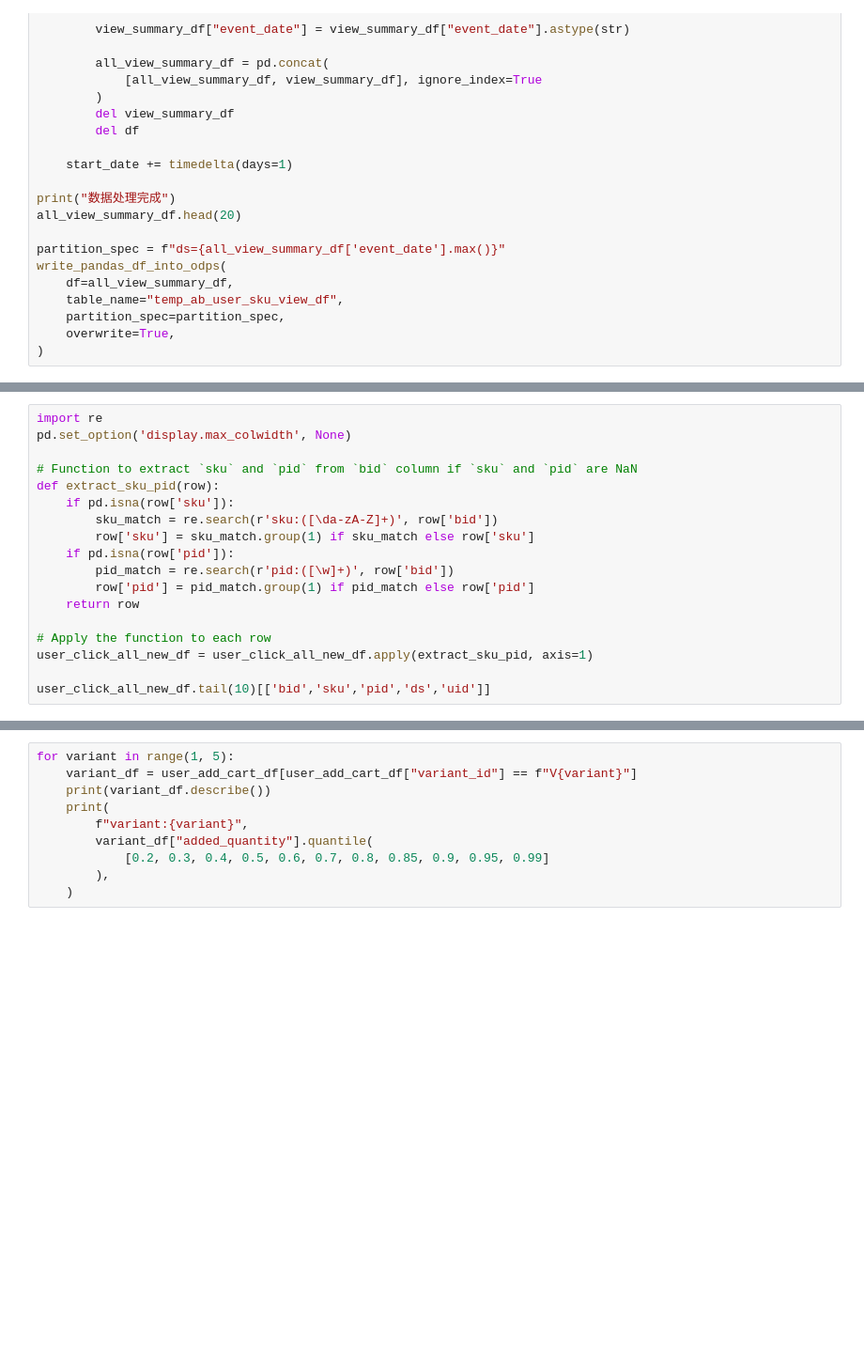
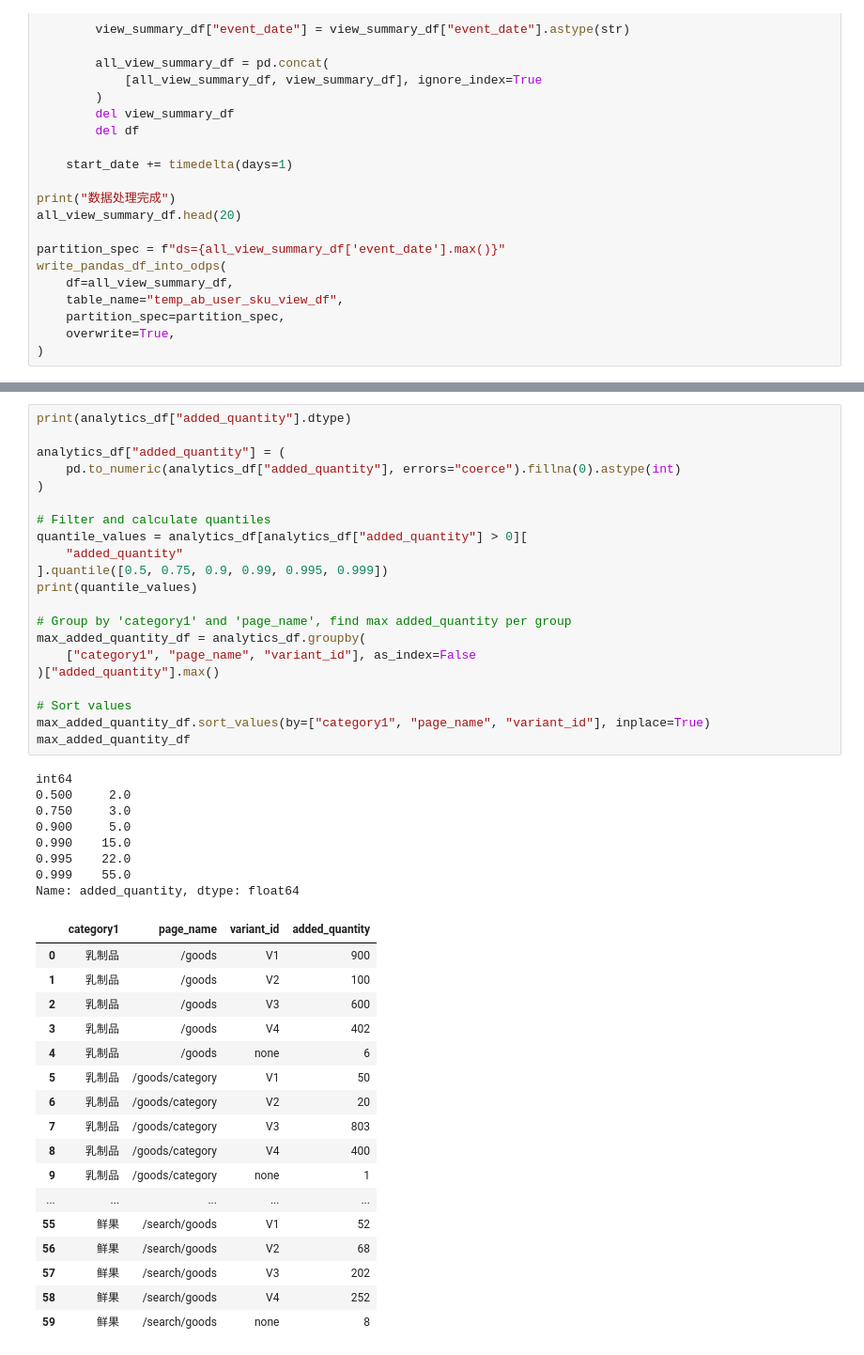
Before and after one commit to chrisptang/aliyun-devops, a Jupyter notebook: AB实验全量后数据分析.ipynb, the cells around one changed output, grey strips where cells are left out. Shown: that part at 94% size. Drawn from its saved outputs; the diff is of its cells as text; blank space fills up the shorter version.

```diff
--- a/AB实验全量后数据分析.ipynb
+++ b/AB实验全量后数据分析.ipynb
@@ -369,18 +321,0 @@ user_add_cart_all_df['uid']=user_add_cart_all_df['uid'].astype(int)
-# %%
-import re
-pd.set_option('display.max_colwidth', None)
-
-# Function to extract `sku` and `pid` from `bid` column if `sku` and `pid` are NaN
-def extract_sku_pid(row):
-    if pd.isna(row['sku']):
-        sku_match = re.search(r'sku:([\da-zA-Z]+)', row['bid'])
-        row['sku'] = sku_match.group(1) if sku_match else row['sku']
-    if pd.isna(row['pid']):
-        pid_match = re.search(r'pid:([\w]+)', row['bid'])
-        row['pid'] = pid_match.group(1) if pid_match else row['pid']
-    return row
-
-# Apply the function to each row
-user_click_all_new_df = user_click_all_new_df.apply(extract_sku_pid, axis=1)
-
-user_click_all_new_df.tail(10)[['bid','sku','pid','ds','uid']]
@@ -617,10 +322,47 @@ user_add_cart_df.head(5)
-# %%
-for variant in range(1, 5):
-    variant_df = user_add_cart_df[user_add_cart_df["variant_id"] == f"V{variant}"]
-    print(variant_df.describe())
-    print(
-        f"variant:{variant}",
-        variant_df["added_quantity"].quantile(
-            [0.2, 0.3, 0.4, 0.5, 0.6, 0.7, 0.8, 0.85, 0.9, 0.95, 0.99]
-        ),
-    )
+# %%
+print(analytics_df["added_quantity"].dtype)
+
+analytics_df["added_quantity"] = (
+    pd.to_numeric(analytics_df["added_quantity"], errors="coerce").fillna(0).astype(int)
+)
+
+# Filter and calculate quantiles
+quantile_values = analytics_df[analytics_df["added_quantity"] > 0][
+    "added_quantity"
+].quantile([0.5, 0.75, 0.9, 0.99, 0.995, 0.999])
+print(quantile_values)
+
+# Group by 'category1' and 'page_name', find max added_quantity per group
+max_added_quantity_df = analytics_df.groupby(
+    ["category1", "page_name", "variant_id"], as_index=False
+)["added_quantity"].max()
+
+# Sort values
+max_added_quantity_df.sort_values(by=["category1", "page_name", "variant_id"], inplace=True)
+max_added_quantity_df
+# %% [output]
+int64
+0.500     2.0
+0.750     3.0
+0.900     5.0
+0.990    15.0
+0.995    22.0
+0.999    55.0
+Name: added_quantity, dtype: float64
+|  | category1 | page_name | variant_id | added_quantity |
+| 0 | 乳制品 | /goods | V1 | 900 |
+| 1 | 乳制品 | /goods | V2 | 100 |
+| 2 | 乳制品 | /goods | V3 | 600 |
+| 3 | 乳制品 | /goods | V4 | 402 |
+| 4 | 乳制品 | /goods | none | 6 |
+| 5 | 乳制品 | /goods/category | V1 | 50 |
+| 6 | 乳制品 | /goods/category | V2 | 20 |
+| 7 | 乳制品 | /goods/category | V3 | 803 |
+| 8 | 乳制品 | /goods/category | V4 | 400 |
+| 9 | 乳制品 | /goods/category | none | 1 |
+| ... | ... | ... | ... | ... |
+| 55 | 鲜果 | /search/goods | V1 | 52 |
+| 56 | 鲜果 | /search/goods | V2 | 68 |
+| 57 | 鲜果 | /search/goods | V3 | 202 |
+| 58 | 鲜果 | /search/goods | V4 | 252 |
+| 59 | 鲜果 | /search/goods | none | 8 |
```
Also changed, not shown: parts of 22 cells of this notebook.
